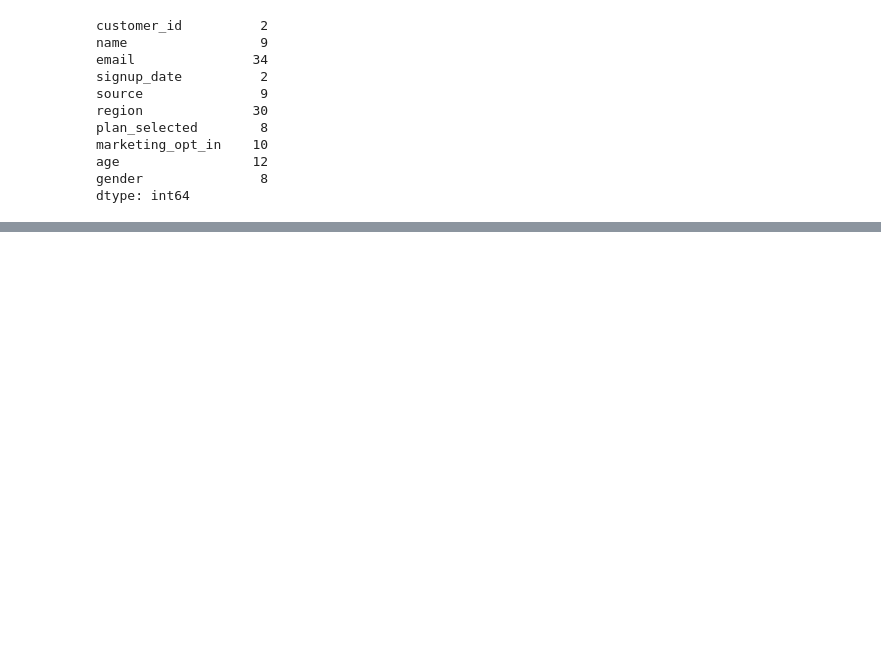
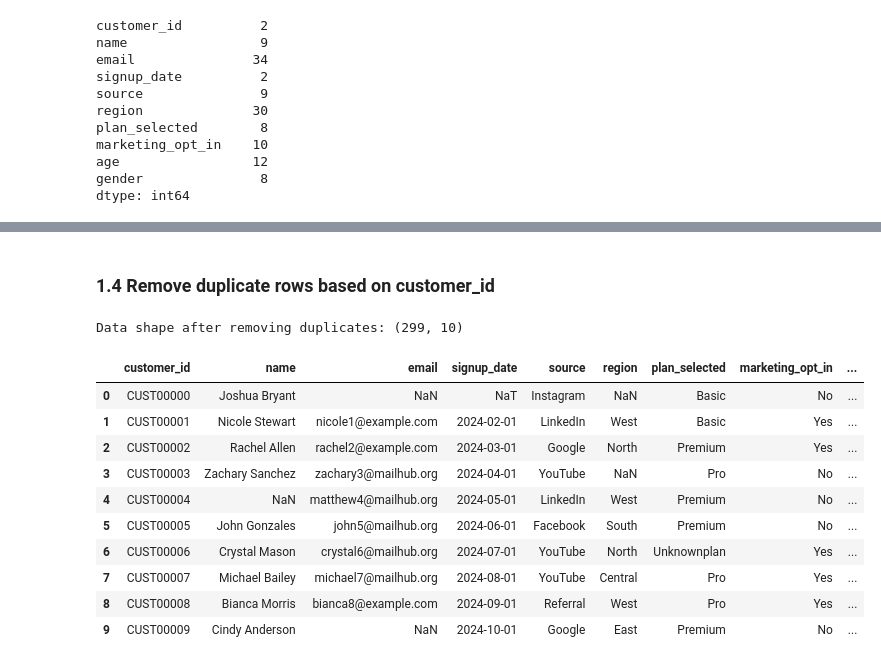
Before and after one commit to Dhavalkumar510/Uptrail, a Jupyter notebook: week_1_DAFBI.ipynb, the cells around one changed output, grey strips where cells are left out. Cells and saved outputs as stored; diff of their text form; code cells hidden in the pictures; blank space fills up the shorter version.

```diff
--- a/week_1_DAFBI.ipynb
+++ b/week_1_DAFBI.ipynb
@@ -99,0 +152,19 @@ dtype: float64
+# %% [markdown]
+### 1.4 Remove duplicate rows based on customer_id
+# %%
+df = df.drop_duplicates(subset="customer_id", keep="first")
+print("Data shape after removing duplicates:", df.shape)
+df.head(10)
+# %% [output]
+Data shape after removing duplicates: (299, 10)
+|  | customer_id | name | email | signup_date | source | region | plan_selected | marketing_opt_in | ... |
+| 0 | CUST00000 | Joshua Bryant | NaN | NaT | Instagram | NaN | Basic | No | ... |
+| 1 | CUST00001 | Nicole Stewart | nicole1@example.com | 2024-02-01 | LinkedIn | West | Basic | Yes | ... |
+| 2 | CUST00002 | Rachel Allen | rachel2@example.com | 2024-03-01 | Google | North | Premium | Yes | ... |
+| 3 | CUST00003 | Zachary Sanchez | zachary3@mailhub.org | 2024-04-01 | YouTube | NaN | Pro | No | ... |
+| 4 | CUST00004 | NaN | matthew4@mailhub.org | 2024-05-01 | LinkedIn | West | Premium | No | ... |
+| 5 | CUST00005 | John Gonzales | john5@mailhub.org | 2024-06-01 | Facebook | South | Premium | No | ... |
+| 6 | CUST00006 | Crystal Mason | crystal6@mailhub.org | 2024-07-01 | YouTube | North | Unknownplan | Yes | ... |
+| 7 | CUST00007 | Michael Bailey | michael7@mailhub.org | 2024-08-01 | YouTube | Central | Pro | Yes | ... |
+| 8 | CUST00008 | Bianca Morris | bianca8@example.com | 2024-09-01 | Referral | West | Pro | Yes | ... |
+| 9 | CUST00009 | Cindy Anderson | NaN | 2024-10-01 | Google | East | Premium | No | ... |
```
Also changed, not shown: parts of 49 cells of this notebook.
